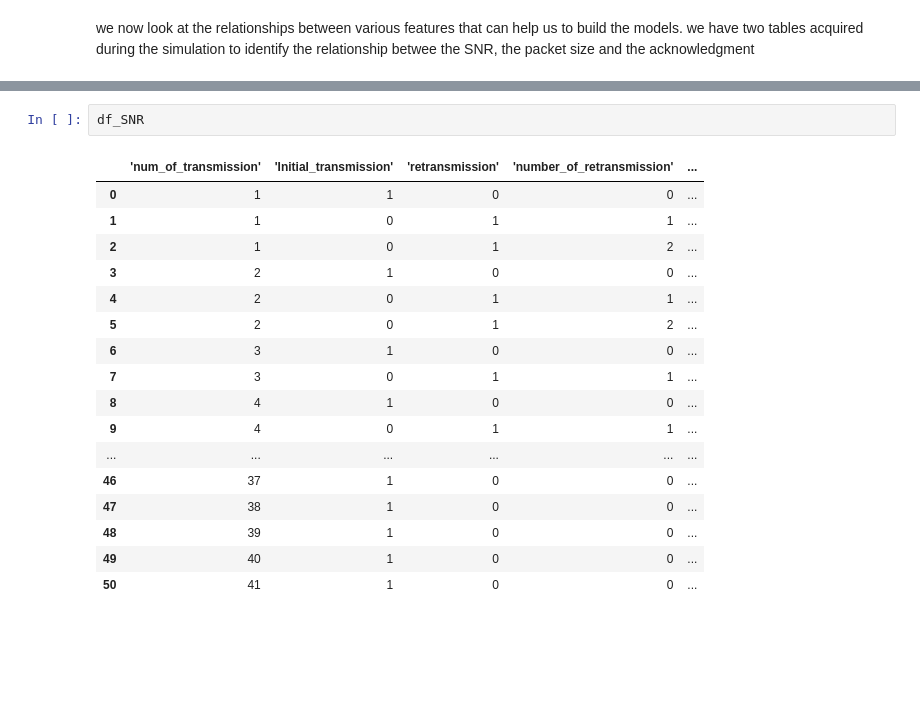
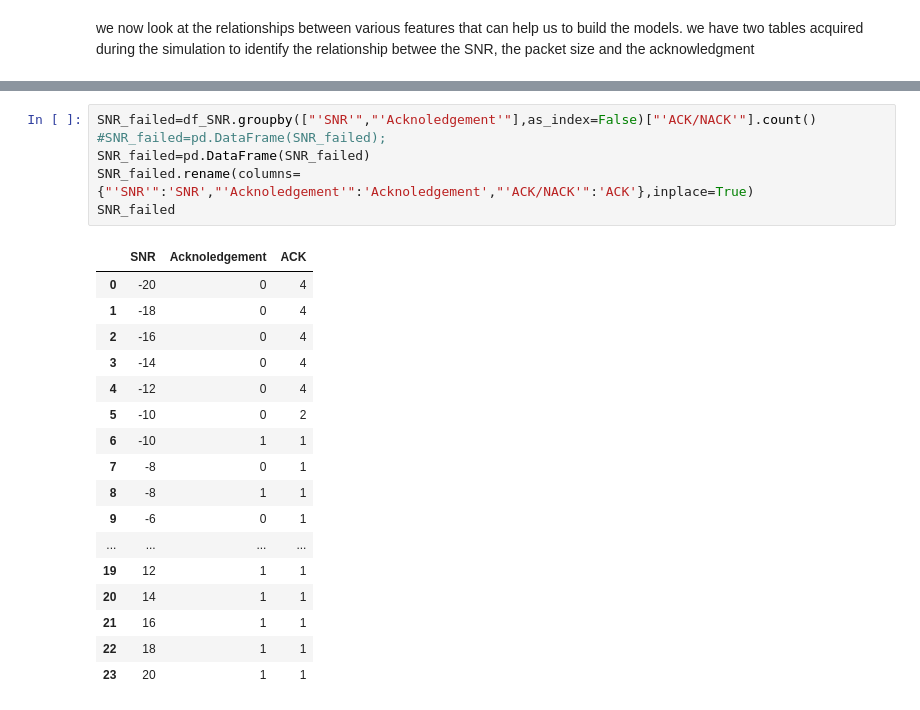
Before and after one commit to mahhembe/Research-project, a Jupyter notebook: Research_model_building.ipynb, the cells around one changed output, grey strips where cells are left out. Saved outputs shown, nothing was run; the diff lists cells and outputs as text; blank space fills up the shorter version.

```diff
--- a/Research_model_building.ipynb
+++ b/Research_model_building.ipynb
@@ -165,20 +167,24 @@ Name: 'Acknoledgement', dtype: int64
-# %%
-df_SNR
-# %% [output]
-|  | 'num_of_transmission' | 'Initial_transmission' | 'retransmission' | 'number_of_retransmission' | ... |
-| 0 | 1 | 1 | 0 | 0 | ... |
-| 1 | 1 | 0 | 1 | 1 | ... |
-| 2 | 1 | 0 | 1 | 2 | ... |
-| 3 | 2 | 1 | 0 | 0 | ... |
-| 4 | 2 | 0 | 1 | 1 | ... |
-| 5 | 2 | 0 | 1 | 2 | ... |
-| 6 | 3 | 1 | 0 | 0 | ... |
-| 7 | 3 | 0 | 1 | 1 | ... |
-| 8 | 4 | 1 | 0 | 0 | ... |
-| 9 | 4 | 0 | 1 | 1 | ... |
-| ... | ... | ... | ... | ... | ... |
-| 46 | 37 | 1 | 0 | 0 | ... |
-| 47 | 38 | 1 | 0 | 0 | ... |
-| 48 | 39 | 1 | 0 | 0 | ... |
-| 49 | 40 | 1 | 0 | 0 | ... |
-| 50 | 41 | 1 | 0 | 0 | ... |
+# %%
+SNR_failed=df_SNR.groupby(["'SNR'","'Acknoledgement'"],as_index=False)["'ACK/NACK'"].count()
+#SNR_failed=pd.DataFrame(SNR_failed);
+SNR_failed=pd.DataFrame(SNR_failed)
+SNR_failed.rename(columns={"'SNR'":'SNR',"'Acknoledgement'":'Acknoledgement',"'ACK/NACK'":'ACK'},inplace=True)
+SNR_failed
+# %% [output]
+|  | SNR | Acknoledgement | ACK |
+| 0 | -20 | 0 | 4 |
+| 1 | -18 | 0 | 4 |
+| 2 | -16 | 0 | 4 |
+| 3 | -14 | 0 | 4 |
+| 4 | -12 | 0 | 4 |
+| 5 | -10 | 0 | 2 |
+| 6 | -10 | 1 | 1 |
+| 7 | -8 | 0 | 1 |
+| 8 | -8 | 1 | 1 |
+| 9 | -6 | 0 | 1 |
+| ... | ... | ... | ... |
+| 19 | 12 | 1 | 1 |
+| 20 | 14 | 1 | 1 |
+| 21 | 16 | 1 | 1 |
+| 22 | 18 | 1 | 1 |
+| 23 | 20 | 1 | 1 |
```
Also changed, not shown: parts of 46 cells of this notebook.
